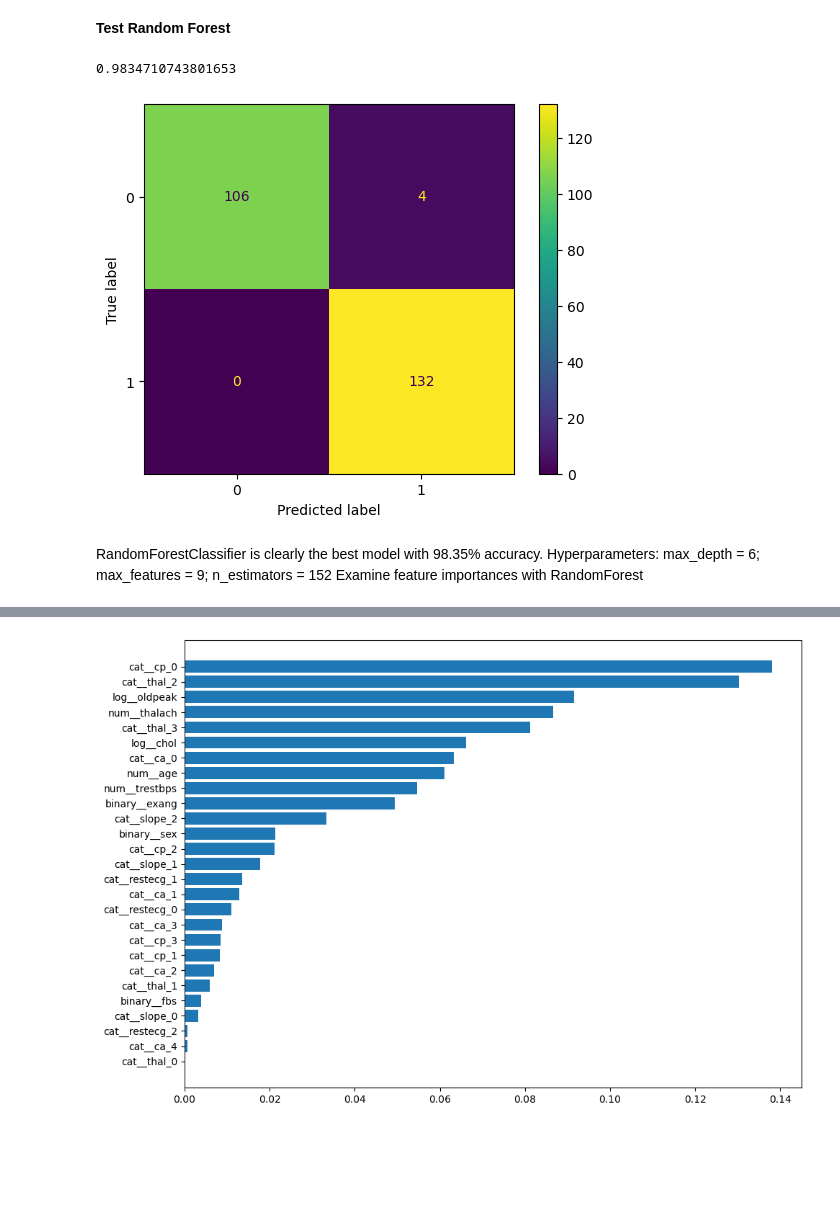
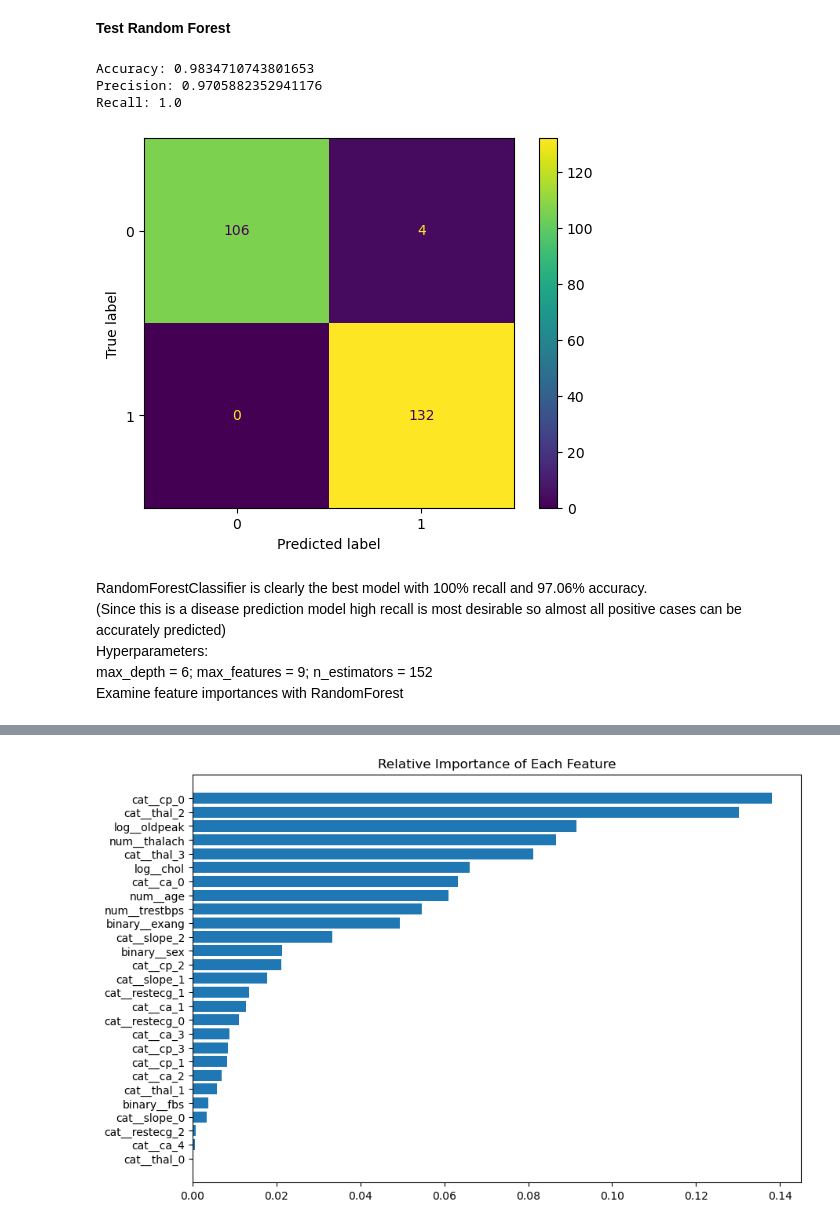
Before and after one commit to applewu265/PythonML_Projects, a Jupyter notebook: Heart_Disease_Prediction/cvd_predictions.ipynb, the cells around one changed output, grey strips where cells are left out. Cells and saved outputs as stored; diff of their text form; code cells hidden in the pictures; blank space fills up the shorter version.

Commit message:
added precision and recall to cvd_predictions

```diff
--- a/Heart_Disease_Prediction/cvd_predictions.ipynb
+++ b/Heart_Disease_Prediction/cvd_predictions.ipynb
@@ -317,14 +325,19 @@ forest_predictions = best_forest.predict(X_test)
 forest_cm = confusion_matrix(y_test, forest_predictions)
 forest_disp = ConfusionMatrixDisplay(confusion_matrix = forest_cm)
 forest_disp.plot()
-accuracy_score(y_test, forest_predictions)
+print(f"Accuracy: {accuracy_score(y_test, forest_predictions)}")
+print(f"Precision: {precision_score(y_test, forest_predictions)}")
+print(f"Recall: {recall_score(y_test, forest_predictions)}")
 # %% [output]
-0.9834710743801653
+Accuracy: 0.9834710743801653
+Precision: 0.9705882352941176
+Recall: 1.0
 [figure]
 # %% [markdown]
-RandomForestClassifier is clearly the best model with 98.35% accuracy.
-Hyperparameters:
-max_depth = 6; max_features = 9; n_estimators = 152
+RandomForestClassifier is clearly the best model with 100% recall and 97.06% accuracy.\
+(Since this is a disease prediction model high recall is most desirable so almost all positive cases can be accurately predicted)\
+Hyperparameters:\
+max_depth = 6; max_features = 9; n_estimators = 152\
 Examine feature importances with RandomForest
 # %%
 feature_importances = best_forest["classifier"].feature_importances_
@@ -352,9 +365,9 @@ feat_importance_pairs
 # %%
 importances, names = zip(*feat_importance_pairs)
 plt.figure(figsize=(10, len(names) * 0.25))
 plt.barh(names, importances)
 plt.gca().invert_yaxis() # have feature w/ highest importance at the top
-plt.tight_layout()
+plt.title("Relative Importance of Each Feature")
 plt.show()
 # %% [output]
-[figure, old version]
+[figure, new version]
```
Also changed, not shown: parts of 3 cells of this notebook.
